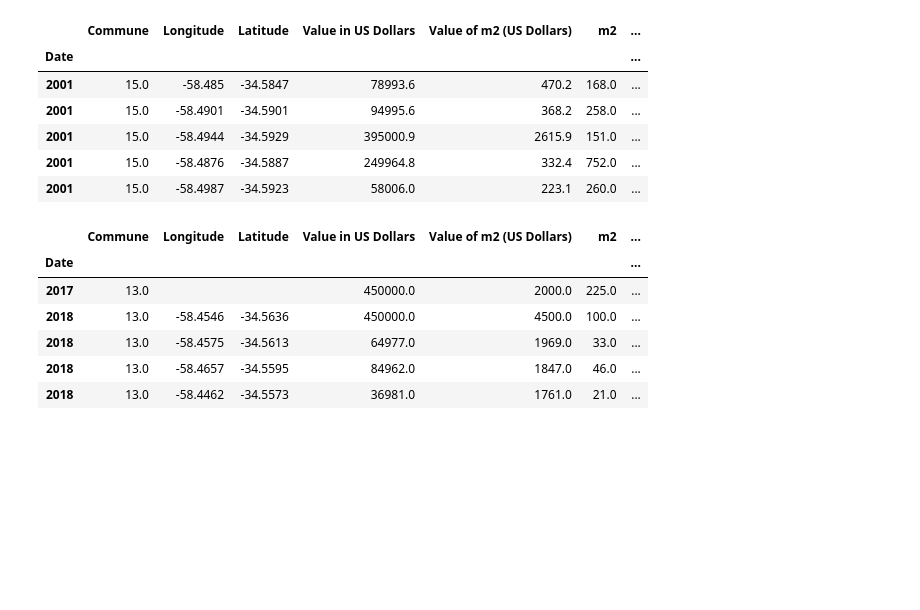
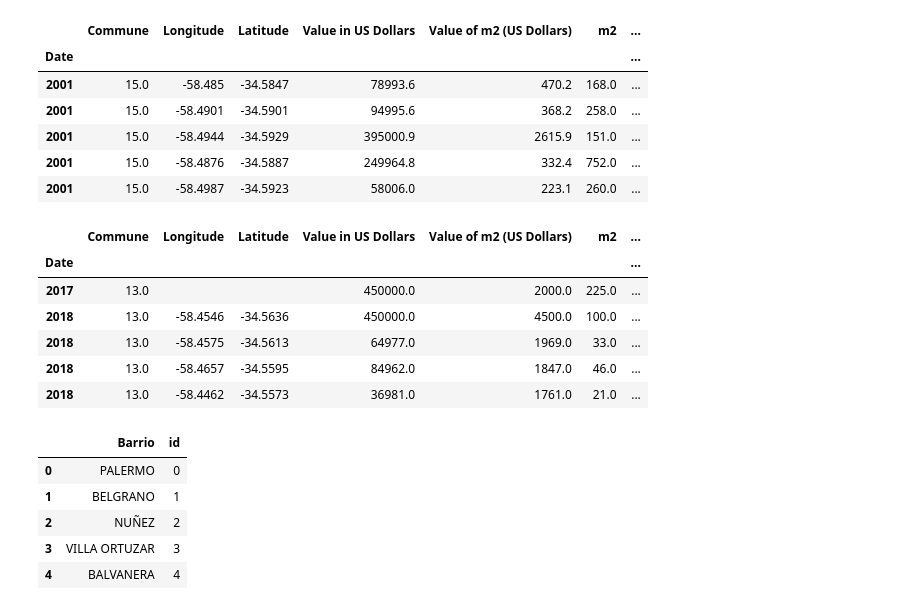
Before and after one commit to buenos-casa/data, a Jupyter notebook: prop_data/property_values.ipynb, the cells around one changed output. Saved outputs shown, nothing was run; the diff lists cells and outputs as text; code cells hidden in the pictures; blank space fills up the shorter version.

```diff
--- a/prop_data/property_values.ipynb
+++ b/prop_data/property_values.ipynb
@@ -297,3 +297,18 @@ belgrano.tail()
 | 2018 | 13.0 | -58.4575 | -34.5613 | 64977.0 | 1969.0 | 33.0 | ... |
 | 2018 | 13.0 | -58.4657 | -34.5595 | 84962.0 | 1847.0 | 46.0 | ... |
 | 2018 | 13.0 | -58.4462 | -34.5573 | 36981.0 | 1761.0 | 21.0 | ... |
+# %%
+barrios = df['Barrio']
+# %%
+barrio_df = pd.DataFrame(barrios.unique())
+barrio_df['id'] = [i for i in range(len(barrio_df.index))]
+barrio_df.columns = ['Barrio', 'id']
+# %%
+barrio_df.head()
+# %% [output]
+|  | Barrio | id |
+| 0 | PALERMO | 0 |
+| 1 | BELGRANO | 1 |
+| 2 | NUÑEZ | 2 |
+| 3 | VILLA ORTUZAR | 3 |
+| 4 | BALVANERA | 4 |
```
Also changed, not shown: parts of 16 cells of this notebook, 4 other files.
